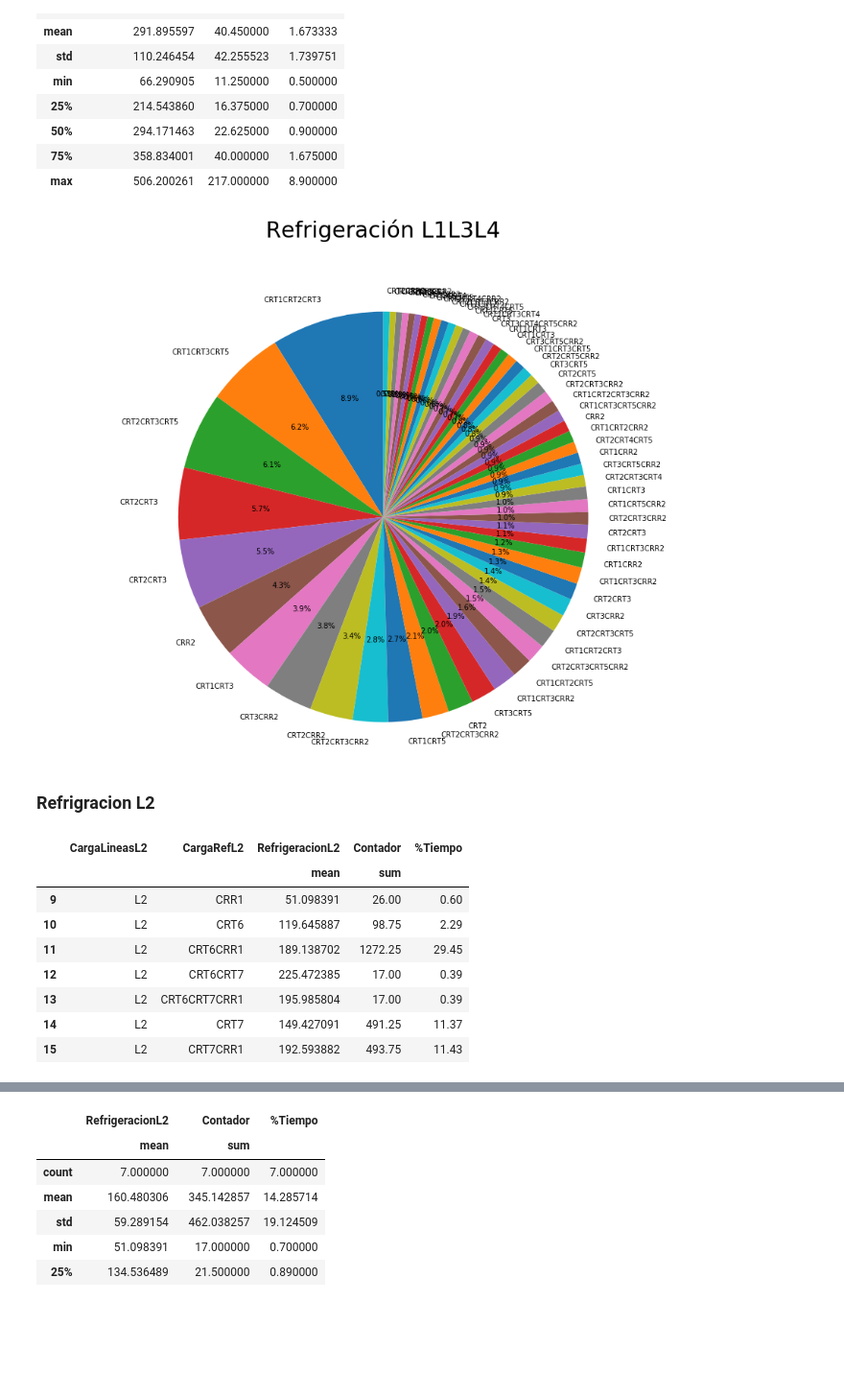
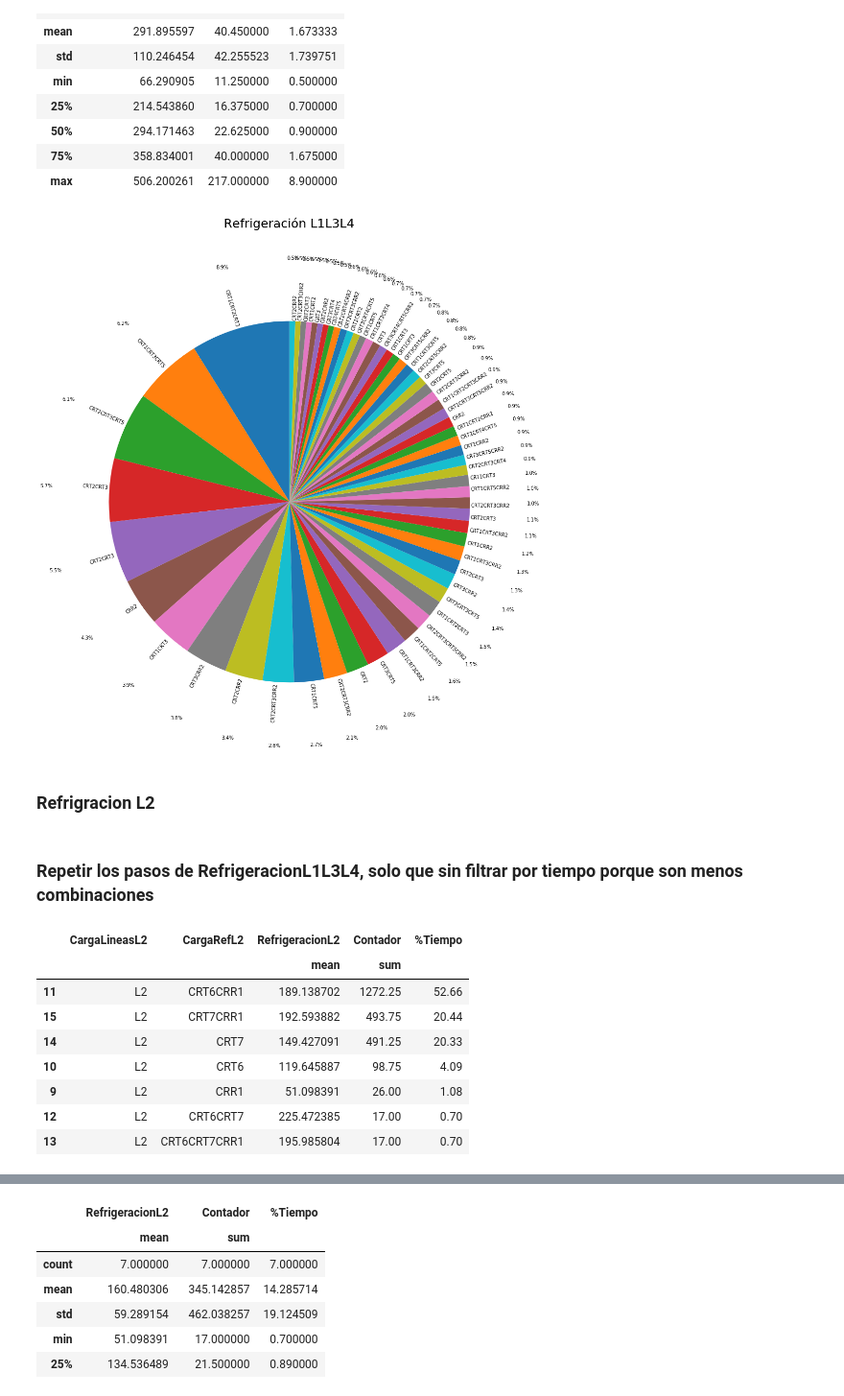
Before and after one commit to Axioma42/Project1, a Jupyter notebook: Project1.ipynb, the cells around one changed output, grey strips where cells are left out. Shown at 96% size. Cells and saved outputs as stored; diff of their text form; code cells hidden in the pictures; blank space fills up the shorter version.

```diff
--- a/Project1.ipynb
+++ b/Project1.ipynb
@@ -408,24 +408,25 @@ refrigeracionL1L3L4V2.describe()
 | max | 506.200261 | 217.000000 | 8.900000 |
 # %%
 #Hacer grafica
-%matplotlib inline
-plt.title('Refrigeración L1L3L4''\n''\n', fontsize=30)
-plt.pie(refrigeracionL1L3L4V2['%Tiempo'],labels=refrigeracionL1L3L4V2['CargaRefL1L3L4'],shadow=False,startangle=90,autopct='%1.1f%%')
+plt.figure(figsize=(20, 20))
+plt.title('Refrigeración L1L3L4''\n''\n', y=1.13, fontsize=25)
+plt.pie(refrigeracionL1L3L4V2['%Tiempo'],labels=refrigeracionL1L3L4V2['CargaRefL1L3L4'],rotatelabels = True, shadow=False,startangle=90,autopct='%1.1f%%', pctdistance=1.35, labeldistance=1.005)
 plt.axis('equal')
 plt.tight_layout()
 
 fig = plt.gcf()
 fig.set_size_inches(15,15)
 
 plt.savefig("RefrigeracionL1L3L4.png")
 
 plt.show()
 # %% [output]
-[figure, old version]
+[figure, new version]
 # %% [markdown]
 ### Refrigracion L2
+# %% [markdown]
+### Repetir los pasos de RefrigeracionL1L3L4, solo que sin filtrar por tiempo porque son menos combinaciones
 # %%
-# Repetir los pasos de RefrigeracionL1L3L4, solo que sin filtrar por tiempo porque son menos combinaciones
 refrigeracionL2V2= refrigeracionL2.copy()
 
 refrigeracionL2V2["Contador"] = 0.25
@@ -436,13 +437,16 @@ refrigeracionL2V2= refrigeracionL2V2[(refrigeracionL2V2["CargaLineasL2"]!="") &
 
 refrigeracionL2V2["%Tiempo"] = round(refrigeracionL2V2["Contador"]["sum"]/4320,4)*100
 refrigeracionL2V2
+refrigeracionL2V2["%Tiempo"]=round(refrigeracionL2V2["Contador"]["sum"]/refrigeracionL2V2["Contador"]["sum"].sum(),4)*100
+refrigeracionL2V2=refrigeracionL2V2.sort_values(by=['%Tiempo'],ascending=False)
+refrigeracionL2V2
 # %% [output]
 |  | CargaLineasL2 | CargaRefL2 | RefrigeracionL2 | Contador | %Tiempo |
 |  |  |  | mean | sum |  |
-| 9 | L2 | CRR1 | 51.098391 | 26.00 | 0.60 |
-| 10 | L2 | CRT6 | 119.645887 | 98.75 | 2.29 |
-| 11 | L2 | CRT6CRR1 | 189.138702 | 1272.25 | 29.45 |
-| 12 | L2 | CRT6CRT7 | 225.472385 | 17.00 | 0.39 |
-| 13 | L2 | CRT6CRT7CRR1 | 195.985804 | 17.00 | 0.39 |
-| 14 | L2 | CRT7 | 149.427091 | 491.25 | 11.37 |
-| 15 | L2 | CRT7CRR1 | 192.593882 | 493.75 | 11.43 |
+| 11 | L2 | CRT6CRR1 | 189.138702 | 1272.25 | 52.66 |
+| 15 | L2 | CRT7CRR1 | 192.593882 | 493.75 | 20.44 |
+| 14 | L2 | CRT7 | 149.427091 | 491.25 | 20.33 |
+| 10 | L2 | CRT6 | 119.645887 | 98.75 | 4.09 |
+| 9 | L2 | CRR1 | 51.098391 | 26.00 | 1.08 |
+| 12 | L2 | CRT6CRT7 | 225.472385 | 17.00 | 0.70 |
+| 13 | L2 | CRT6CRT7CRR1 | 195.985804 | 17.00 | 0.70 |
```
Also changed, not shown: parts of 4 cells of this notebook, 4 other files.
